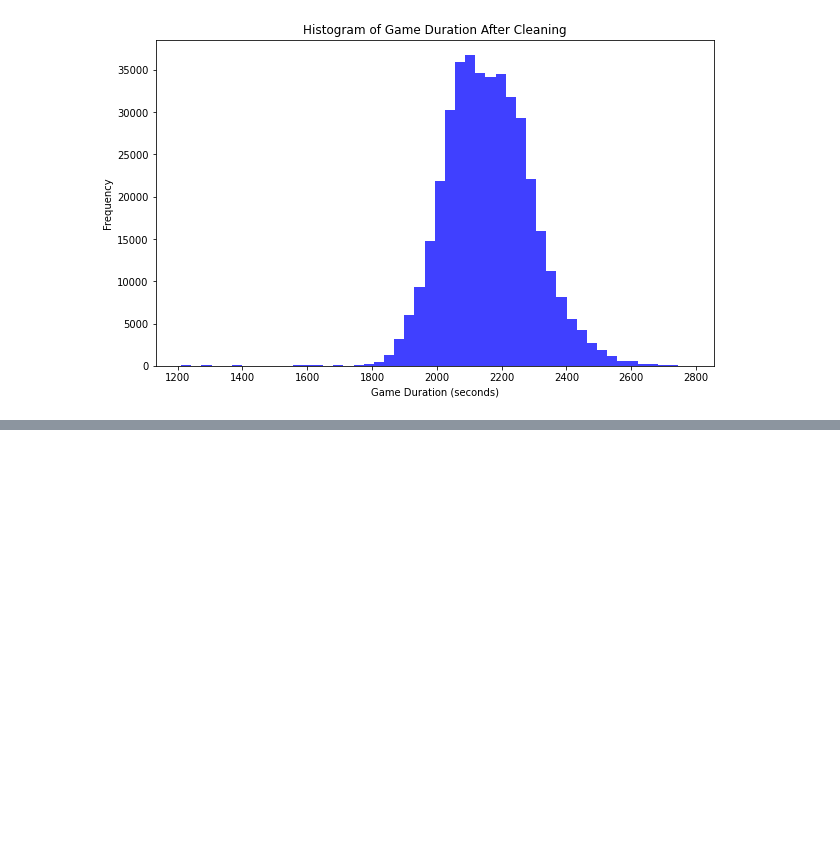
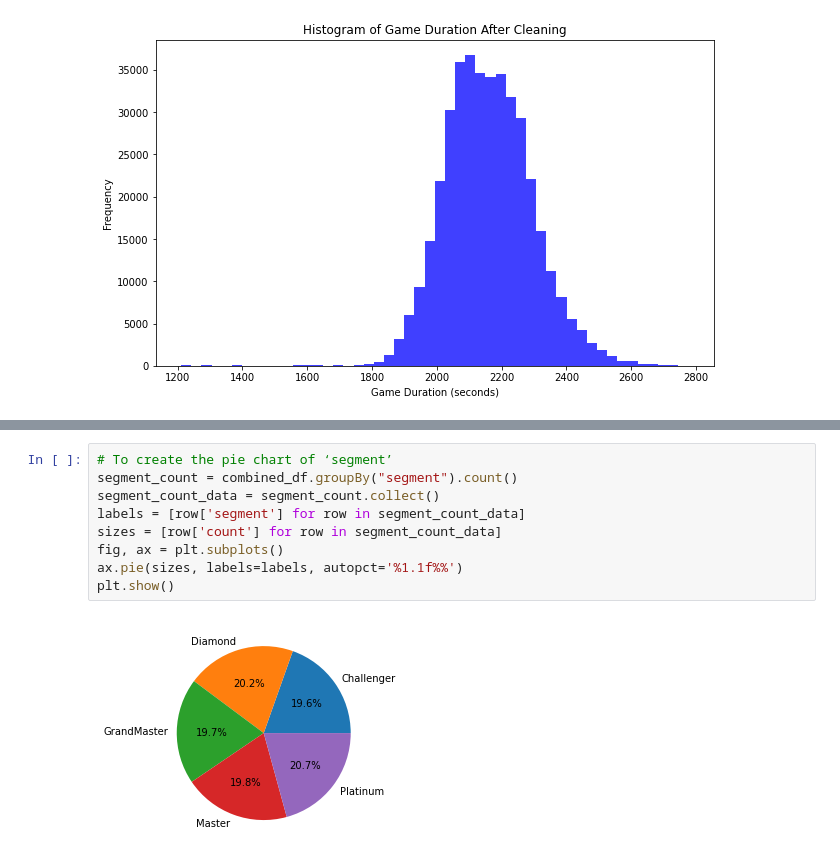
Before and after one commit to yxx10101/INFOSYS722, a Jupyter notebook: I4.ipynb, the cells around one changed output, grey strips where cells are left out. Cells and saved outputs as stored; diff of their text form; blank space fills up the shorter version.

```diff
--- a/I4.ipynb
+++ b/I4.ipynb
@@ -284,0 +369,11 @@ root
+# %%
+# To create the pie chart of ‘segment’
+segment_count = combined_df.groupBy("segment").count()
+segment_count_data = segment_count.collect()
+labels = [row['segment'] for row in segment_count_data]
+sizes = [row['count'] for row in segment_count_data]
+fig, ax = plt.subplots()
+ax.pie(sizes, labels=labels, autopct='%1.1f%%')
+plt.show()
+# %% [output]
+[figure, added]
```
Also changed, not shown: parts of 29 cells of this notebook.
